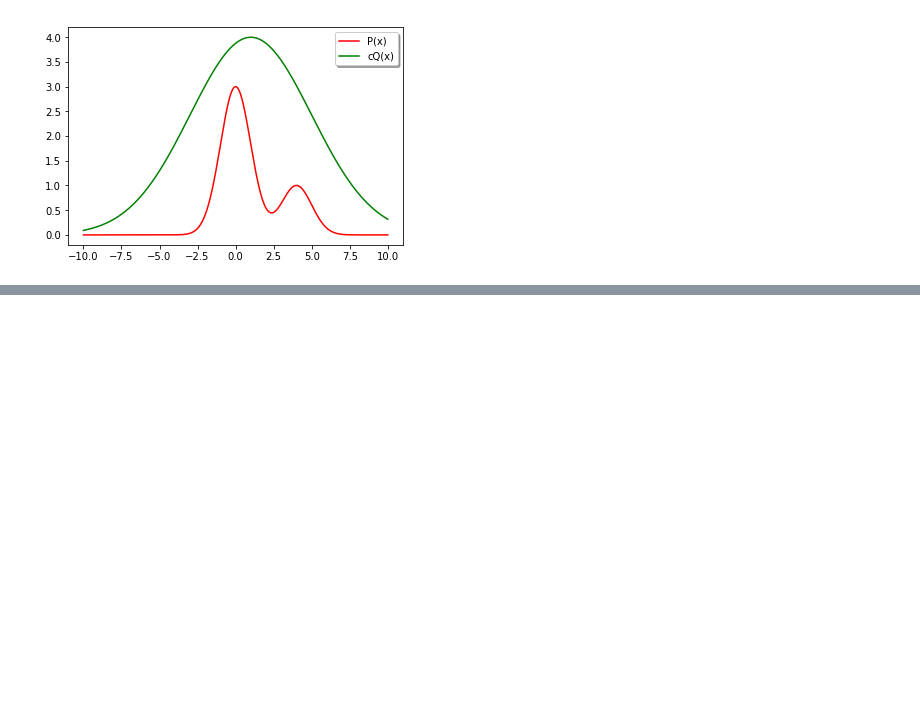
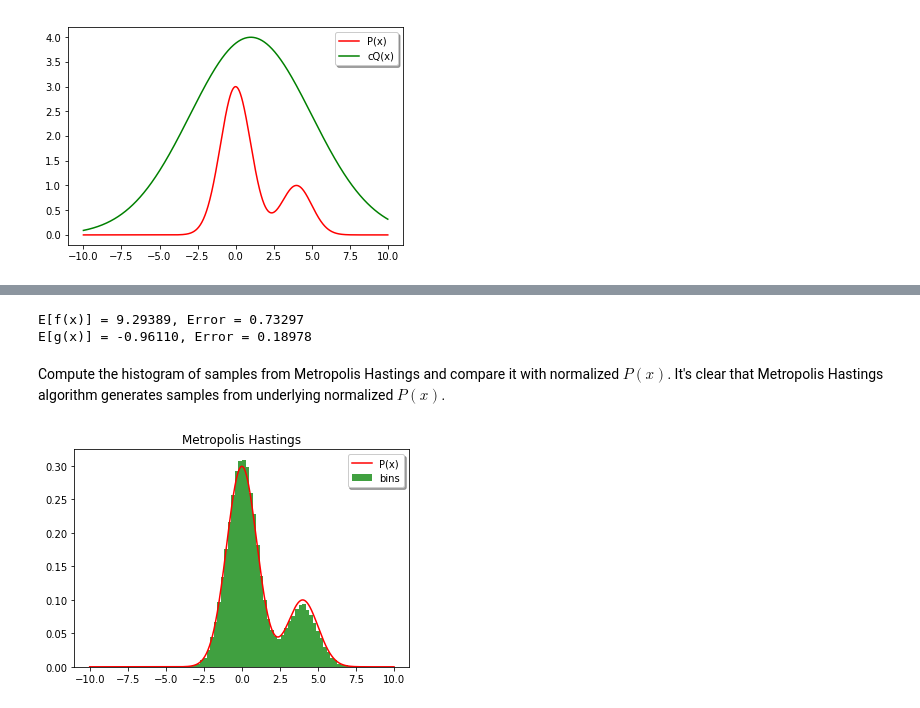
Before and after one commit to abdulfatir/sampling-methods-numpy, a Jupyter notebook: Monte-Carlo-Methods.ipynb, the cells around one changed output, grey strips where cells are left out. Saved outputs shown, nothing was run; the diff lists cells and outputs as text; code cells hidden in the pictures; blank space fills up the shorter version.

```diff
--- a/Monte-Carlo-Methods.ipynb
+++ b/Monte-Carlo-Methods.ipynb
@@ -110,0 +137,32 @@ E[g(x)] = -1.12674, Error = 0.02414
+# %%
+Q = lambda t1, t0: np.exp(-(t1 - t0)**2/2)/(np.sqrt(2 * np.pi))
+x0 = 0
+xt = x0
+samples = []
+for i in range(100000):
+    xt_candidate = np.random.normal(xt, 1)
+    accept_prob = (P(xt_candidate) * Q(xt, xt_candidate))/(P(xt) * Q(xt_candidate, xt))
+    if np.random.uniform(0, 1) < accept_prob:
+        xt = xt_candidate
+    samples.append(xt)
+burn_in = 1000
+samples = np.array(samples[burn_in:])
+expected_f_x = np.mean(f_x(samples))
+expected_g_x = np.mean(g_x(samples))
+expected_f_x *= Z
+expected_g_x *= Z
+print('E[f(x)] = %.5f, Error = %.5f' % (expected_f_x, abs(expected_f_x - true_expected_fx)))
+print('E[g(x)] = %.5f, Error = %.5f' % (expected_g_x, abs(expected_g_x - true_expected_gx)))
+# %% [output]
+E[f(x)] = 9.29389, Error = 0.73297
+E[g(x)] = -0.96110, Error = 0.18978
+# %% [markdown]
+Compute the histogram of samples from Metropolis Hastings and compare it with normalized $P(x)$. It's clear that Metropolis Hastings algorithm generates samples from underlying normalized $P(x)$.
+# %%
+plt.hist(samples, bins=50, histtype='bar', facecolor='g', alpha=0.75, normed=1, label='bins')
+plt.plot(x_vals, y_vals/Z, 'r', label='P(x)')
+plt.title('Metropolis Hastings')
+plt.legend(loc='upper right', shadow=True)
+plt.show()
+# %% [output]
+[figure, added]
```
Also changed, not shown: parts of 15 cells of this notebook, 1 other file.
